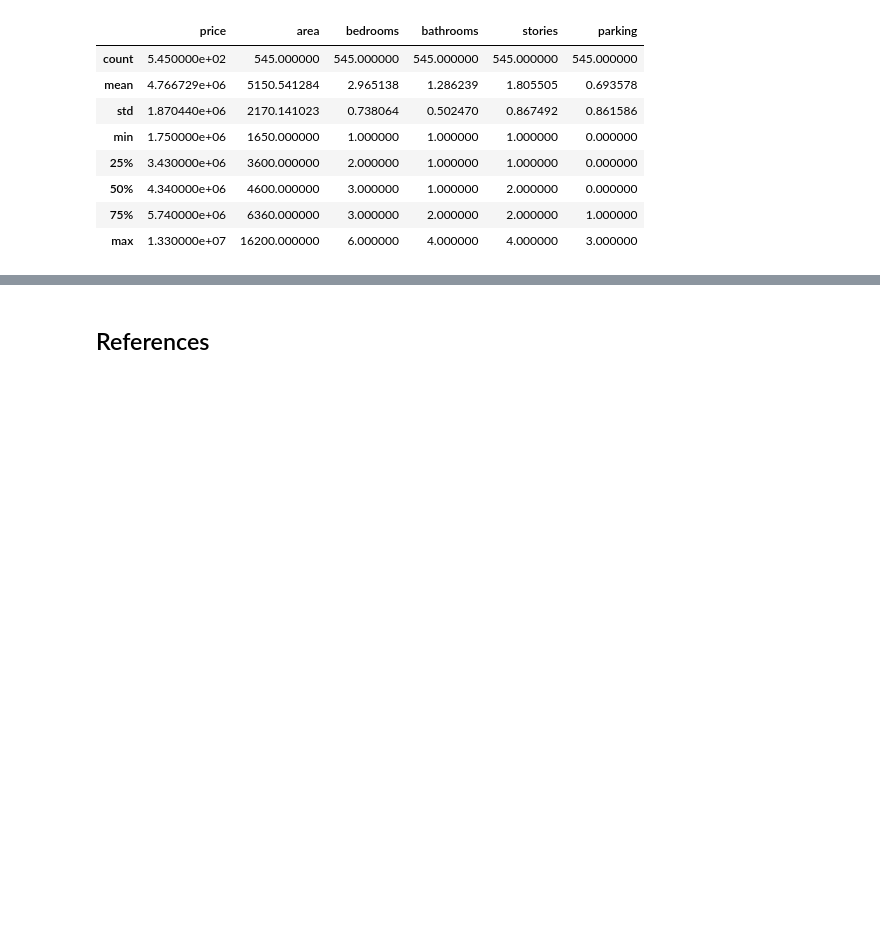
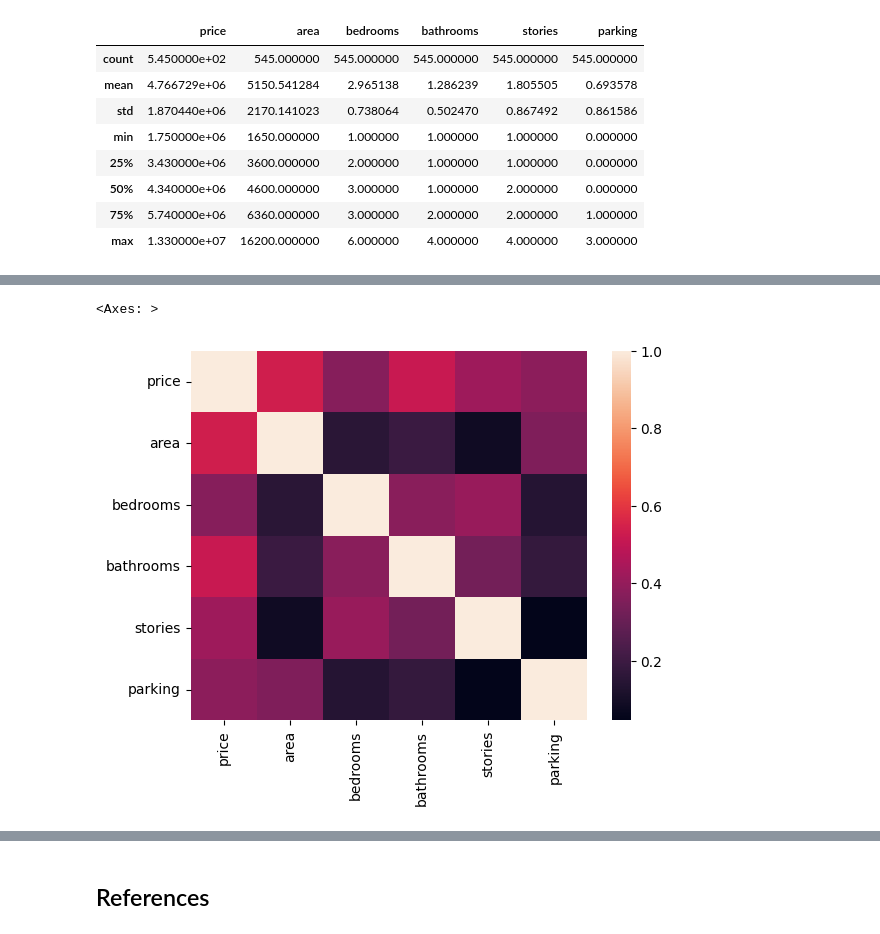
Before and after one commit to mathewpeedikayil/house-price-prediction, a Jupyter notebook: main.ipynb, the cells around one changed output, grey strips where cells are left out. Cells and saved outputs as stored; diff of their text form; code cells hidden in the pictures; blank space fills up the shorter version.

```diff
--- a/main.ipynb
+++ b/main.ipynb
@@ -69,0 +99,5 @@ df.describe()
+# %%
+sns.heatmap(df.corr())
+# %% [output]
+<Axes: >
+[figure, added]
```
Also changed, not shown: parts of 10 cells of this notebook.
